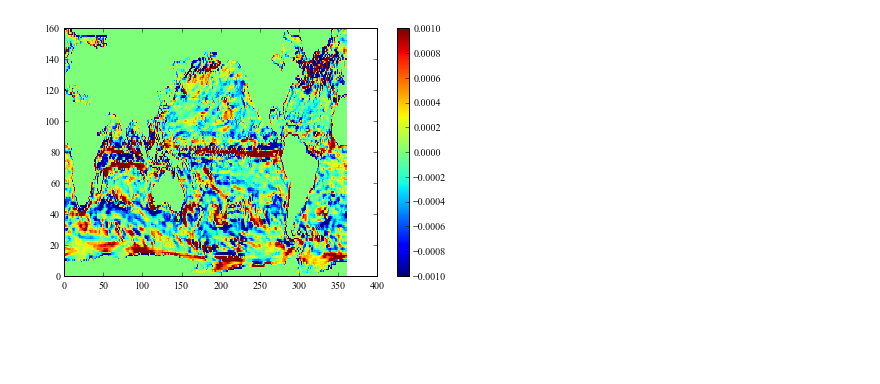
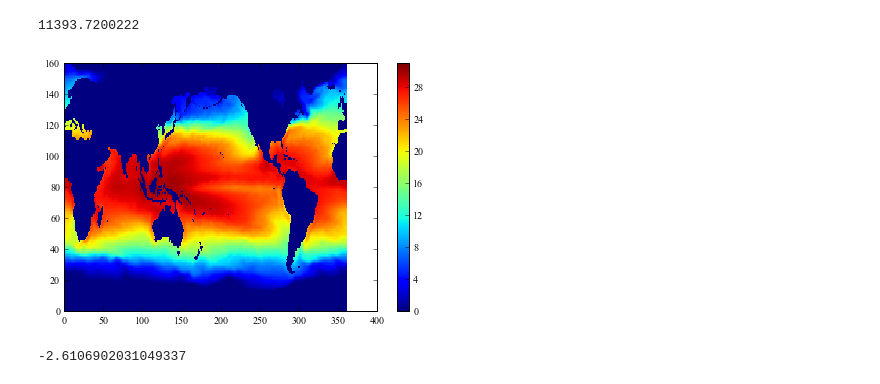
Before and after one commit to sophieclayton/model_comparison, a Jupyter notebook: python_figures/CR_mean_vel.ipynb, the cells around one changed output. Saved outputs shown, nothing was run; the diff lists cells and outputs as text; code cells hidden in the pictures; blank space fills up the shorter version.

Commit message:
caclulated annual mean theta

```diff
--- a/python_figures/CR_mean_vel.ipynb
+++ b/python_figures/CR_mean_vel.ipynb
@@ -29,37 +29,50 @@ ny = 160
 nx = 360
 # %%
 its = range(it1,it2,24)
-w = np.zeros((ny,nx))
-v = np.zeros((ny,nx))
-u = np.zeros((ny,nx))
+#w = np.zeros((ny,nx))
+#v = np.zeros((ny,nx))
+t = np.zeros((ny,nx))
 
 i = 0
 for it in its:
 
     # read in temperature and salinity
+    tmp = np.fromfile('/Users/sclayton/Google Drive/work/comparison/data/CRphysics/DDtheta/DDtheta.%010d.data' % it, dtype = '>f')
+    tmp = tmp.reshape(23, 160, 360)
+    #print np.max(tmp)
+    t = t + tmp
     #print it
-    tmp = np.fromfile('/Users/sclayton/Google Drive/work/comparison/data/CRphysics/DDwvel/DDwvel.%010d.data' % it, dtype = '>f')
-    tmp = tmp.reshape(23, 160, 360)
-    w =+ tmp
+#     tmp = np.fromfile('/Users/sclayton/Google Drive/work/comparison/data/CRphysics/DDwvel/DDwvel.%010d.data' % it, dtype = '>f')
+#     tmp = tmp.reshape(23, 160, 360)
+#     w =+ tmp
 
-    tmp = np.fromfile('/Users/sclayton/Google Drive/work/comparison/data/CRphysics/DDvvel/DDvvel.%010d.data' % it , dtype = '>f')
-    tmp = tmp.reshape(23, 160, 360)
-    v =+ tmp
+#     tmp = np.fromfile('/Users/sclayton/Google Drive/work/comparison/data/CRphysics/DDvvel/DDvvel.%010d.data' % it , dtype = '>f')
+#     tmp = tmp.reshape(23, 160, 360)
+#     v =+ tmp
 
-    tmp = np.fromfile('/Users/sclayton/Google Drive/work/comparison/data/CRphysics/DDuvel/DDuvel.%010d.data' % it , dtype = '>f')
-    tmp = tmp.reshape(23, 160, 360)
-    u =+ tmp
+#     tmp = np.fromfile('/Users/sclayton/Google Drive/work/comparison/data/CRphysics/DDuvel/DDuvel.%010d.data' % it , dtype = '>f')
+#     tmp = tmp.reshape(23, 160, 360)
+#     u =+ tmp
 
-u = u/len(its)
-v = v/len(its)
-w = w/len(its)
+print np.max(t)
 
-u.astype('>f4').tofile('/Users/sclayton/Google Drive/work/comparison/data/annual/CR/U.1999.data')
-v.astype('>f4').tofile('/Users/sclayton/Google Drive/work/comparison/data/annual/CR/V.1999.data')
-w.astype('>f4').tofile('/Users/sclayton/Google Drive/work/comparison/data/annual/CR/W.1999.data')
+t = t/len(its)
+#u = u/len(its)
+#v = v/len(its)
+#w = w/len(its)
+
+t.astype('>f4').tofile('/Users/sclayton/Google Drive/work/comparison/data/annual/CR/Theta.1999.data')
+#v.astype('>f4').tofile('/Users/sclayton/Google Drive/work/comparison/data/annual/CR/V.1999.data')
+#w.astype('>f4').tofile('/Users/sclayton/Google Drive/work/comparison/data/annual/CR/W.1999.data')
+# %% [output]
+11393.7200222
 # %%
-plt.pcolor(w[1,:,:]*60*60*24, shading='flat', vmin = -0.001, vmax = 0.001)
+plt.pcolor(t[0,:,:], shading='flat', vmin = 0, vmax = 31)
 plt.colorbar()
 plt.show()
 # %% [output]
-[figure, old version]
+[figure, new version]
+# %%
+np.min(t)
+# %% [output]
+-2.6106902031049337
```
